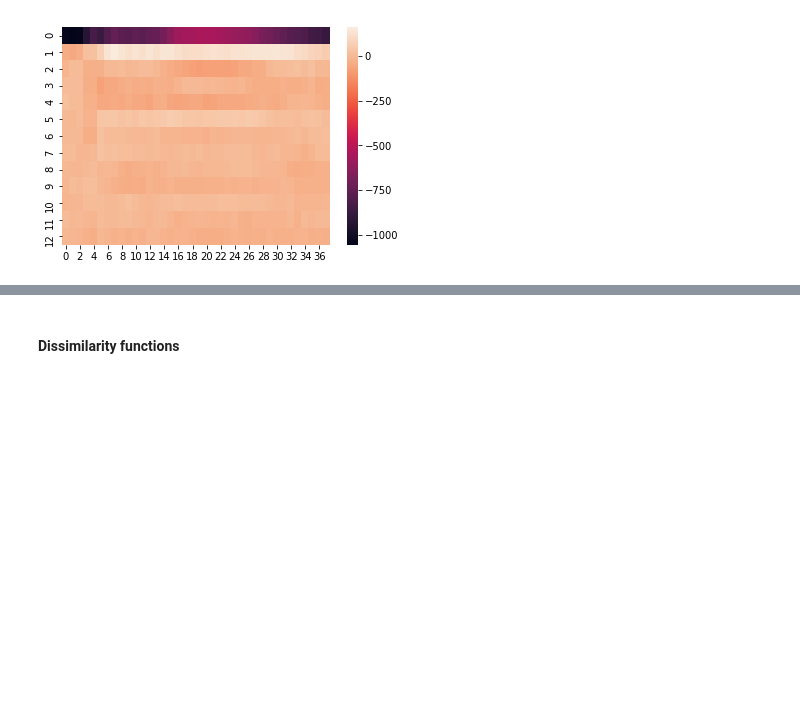
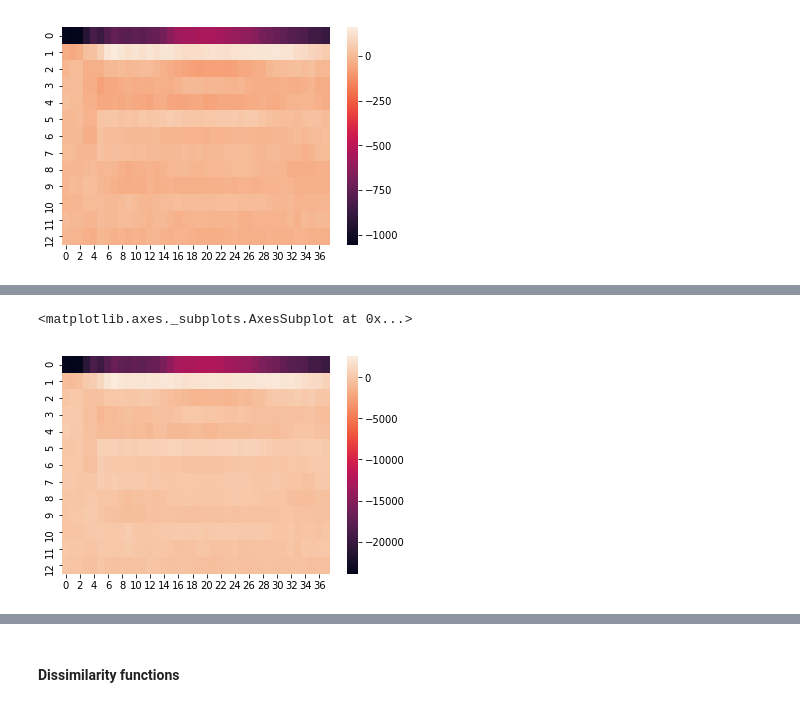
Before and after one commit to Thomas-Schatz/input_reps, a Jupyter notebook: input_reps/Better input features.ipynb, the cells around one changed output, grey strips where cells are left out. Saved outputs shown, nothing was run; the diff lists cells and outputs as text; code cells hidden in the pictures; blank space fills up the shorter version.

```diff
--- a/input_reps/Better input features.ipynb
+++ b/input_reps/Better input features.ipynb
@@ -112,0 +119,6 @@ sns.heatmap(coefs[:, :])
+# %%
+coefs = reps.mfcc(data, dct_type=2, norm=None)
+sns.heatmap(coefs[:, :])
+# %% [output]
+<matplotlib.axes._subplots.AxesSubplot at 0x...>
+[figure, added]
```
Also changed, not shown: parts of 9 cells of this notebook, 2 other files.
